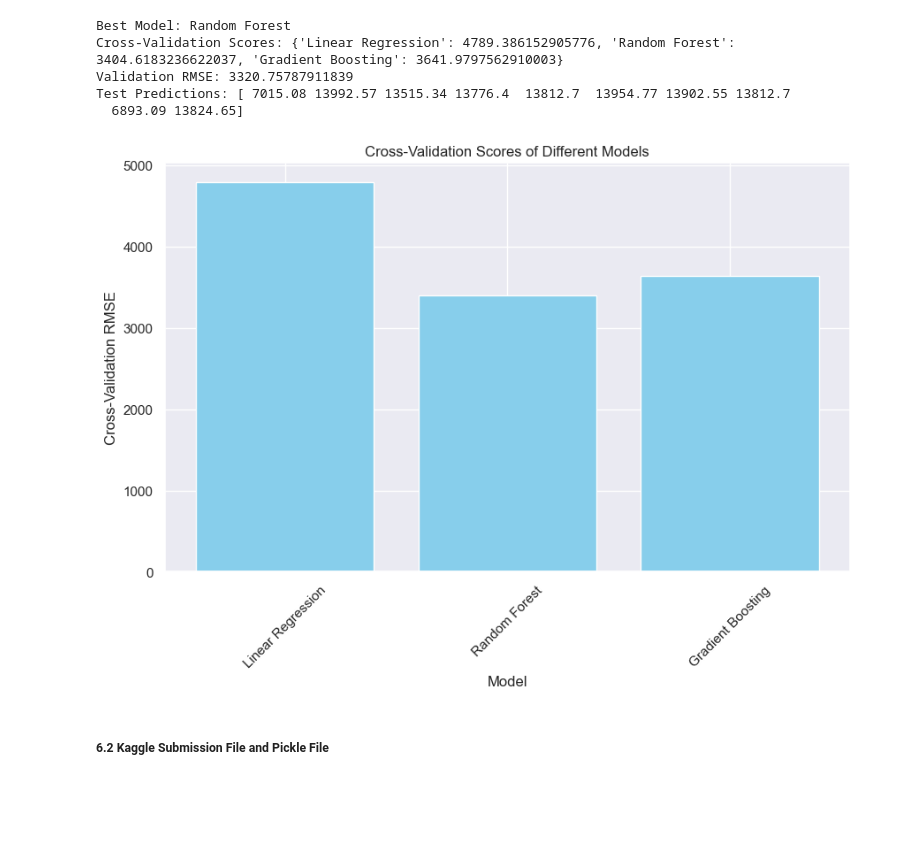
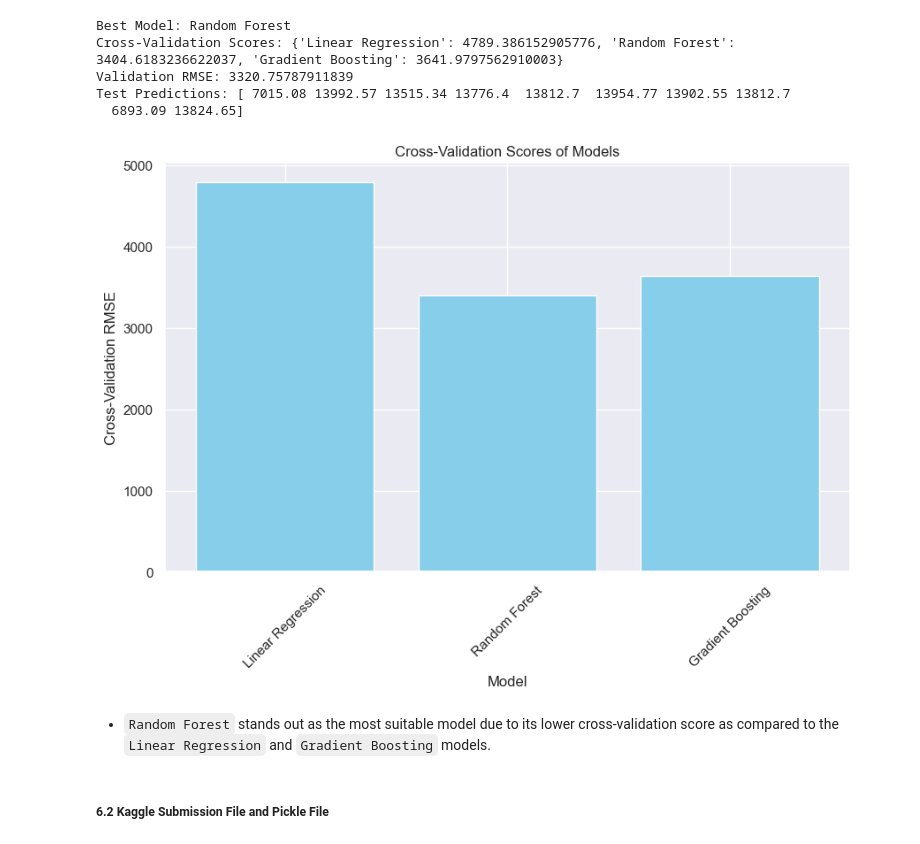
Before and after one commit to AneleMaphalala/Regression-Sprint-2307FTDS-Anele-Maphalala, a Jupyter notebook: Notebook.ipynb, the cells around one changed output. Saved outputs shown, nothing was run; the diff lists cells and outputs as text; code cells hidden in the pictures; blank space fills up the shorter version.

```diff
--- a/Notebook.ipynb
+++ b/Notebook.ipynb
@@ -853,12 +854,14 @@ Test Predictions: [ 7015.08 13992.57 13515.34 13776.4  13812.7  13954.77 13902.5
 # %%
 plt.figure(figsize=(10, 6))
 plt.bar(cv_scores.keys(), cv_scores.values(), color='skyblue')
 plt.xlabel('Model')
 plt.ylabel('Cross-Validation RMSE')
-plt.title('Cross-Validation Scores of Different Models')
+plt.title('Cross-Validation Scores of Models')
 plt.xticks(rotation=45)
 plt.show()
 # %% [output]
-[figure, old version]
+[figure, new version]
+# %% [markdown]
+- `Random Forest` stands out as the most suitable model due to its lower cross-validation score as compared to the `Linear Regression` and `Gradient Boosting` models.
 # %% [markdown]
 ##### 6.2 Kaggle Submission File and Pickle File
```
Also changed, not shown: parts of 9 cells of this notebook, 1 other file.
